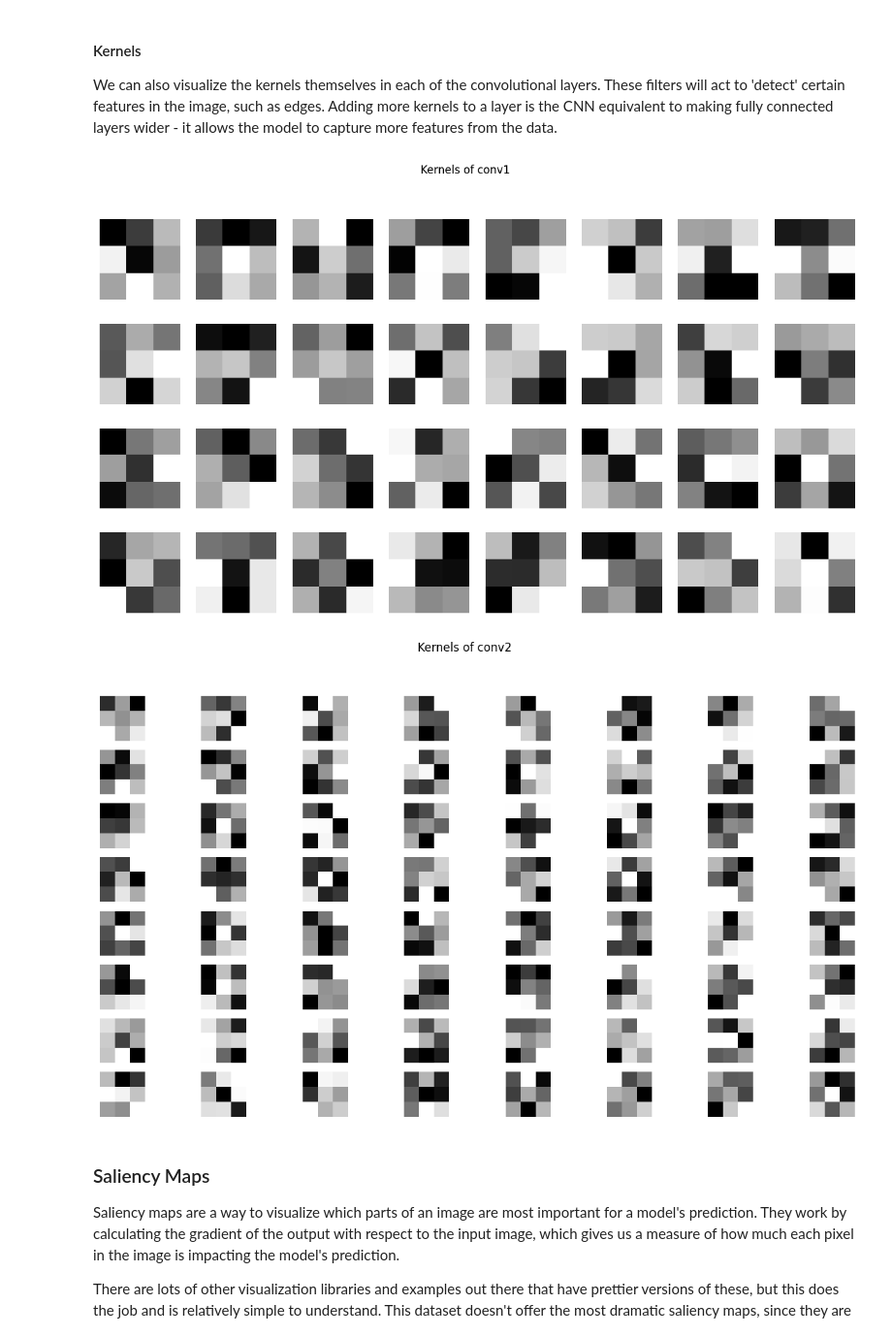
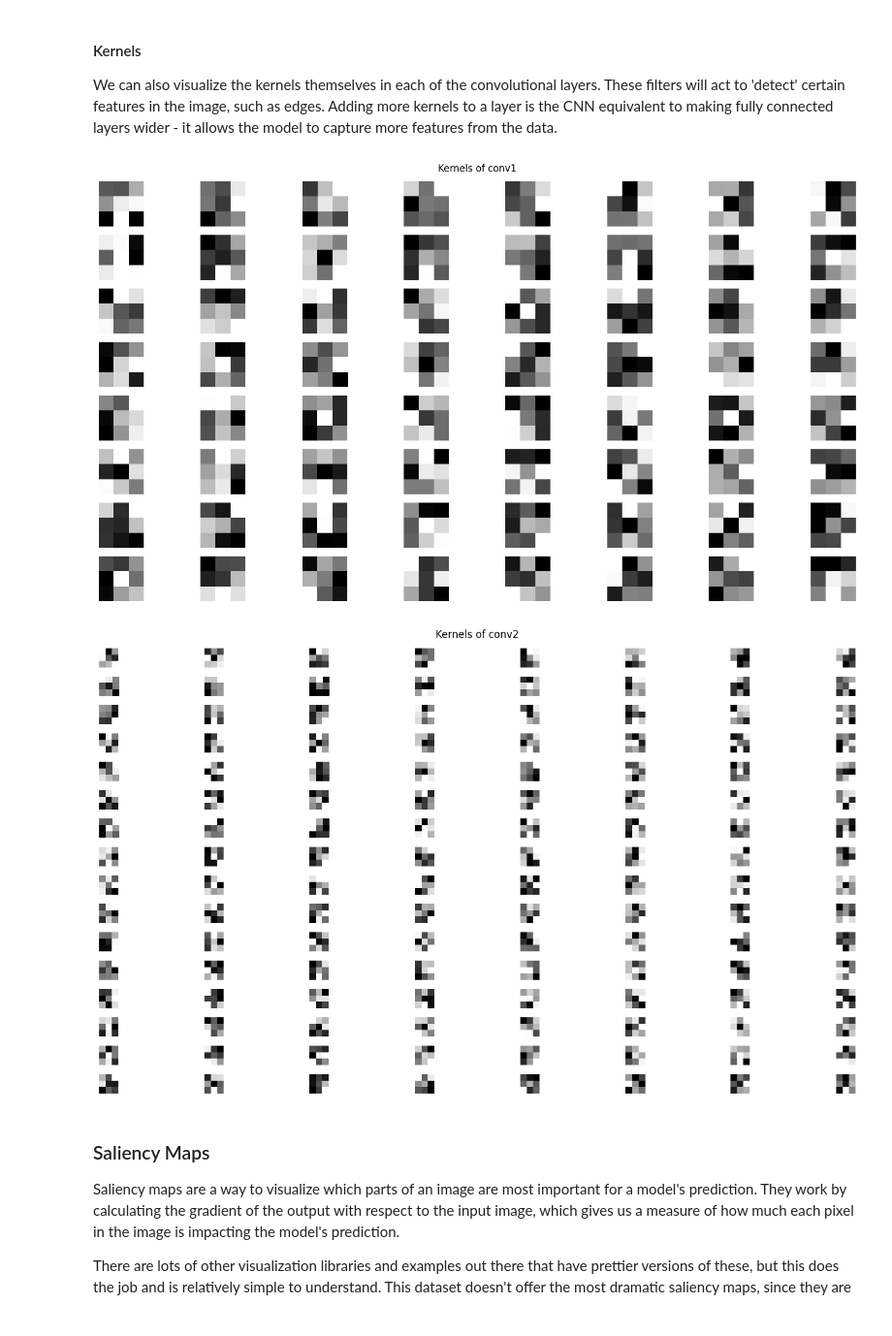
Before and after one commit to AkeemSemperDataScience/Intro_to_Machine_Learning_Students, a Jupyter notebook: 024_TORCH_cnn_intro_1.ipynb, the cells around one changed output. Shown at 97% size. Saved outputs shown, nothing was run; the diff lists cells and outputs as text; code cells hidden in the pictures.

```diff
--- a/024_TORCH_cnn_intro_1.ipynb
+++ b/024_TORCH_cnn_intro_1.ipynb
@@ -41,15 +67,18 @@ CHANNELS = 3
 if torch.cuda.is_available():
     device = torch.device("cuda")
     print("CUDA device found.", torch.cuda.is_available())
-    BATCH_SIZE = 2048
-    EPOCHS = 30
+    BATCH_SIZE = 1024
+    EPOCHS = 20
 elif torch.backends.mps.is_available():
     device = torch.device("mps")
     print ("MPS device found.", torch.backends.mps.is_available())
-    BATCH_SIZE = 256
+    BATCH_SIZE = 512
+    EPOCHS = 15
 else:
     device = torch.device("cpu")
     print ("MPS/GPU device not found.")
+    BATCH_SIZE = 1024
+    EPOCHS = 10
 # %% [output]
 CUDA device found. True
 # %% [markdown]
@@ -93,8 +134,8 @@ test_data = datasets.CIFAR10('data',
                              transform=test_transform
                              )
 
-train_loader = DataLoader(train_data, batch_size=BATCH_SIZE, shuffle=True)
-test_loader = DataLoader(test_data, batch_size=BATCH_SIZE, shuffle=False)
+train_loader = DataLoader(train_data, batch_size=BATCH_SIZE, shuffle=True, num_workers=4, pin_memory=True)
+test_loader = DataLoader(test_data, batch_size=BATCH_SIZE, shuffle=False, num_workers=4, pin_memory=True)
 # %% [markdown]
 ### Image Shapes and Color
 
@@ -262,10 +317,6 @@ def multiDatasetTestRun(model, dataloaders=[]):
                 preds_and_labels.append((predicted.cpu(), labels.cpu()))
     return preds_and_labels
 # %%
-train_loop(train_loader, model, loss_fn, optimizer, epochs=EPOCHS//2, val_dataloader=test_loader)
+train_loop(train_loader, model, loss_fn, optimizer, epochs=EPOCHS, val_dataloader=test_loader)
 full_res = multiDatasetTestRun(model, dataloaders=[test_loader, train_loader])
-for i, (preds, labels) in enumerate(full_res):
-    correct = (preds == labels).sum().item()
-    total = labels.size(0)
-    print(f"Dataset {i+1}: Accuracy: {100 * correct / total:.2f}% ({correct}/{total})")
 # %% [output]
@@ -534,6 +596,4 @@ Image Size:  torch.Size([3, 32, 32])
 # %%
-
-
-train_loop(train_loader, cnn_model, cnn_loss, cnn_optimizer, epochs=EPOCHS//2, val_dataloader=test_loader)
+train_loop(train_loader, cnn_model, cnn_loss, cnn_optimizer, epochs=EPOCHS, val_dataloader=test_loader)
 cnn_full_res = multiDatasetTestRun(cnn_model, dataloaders=[test_loader, train_loader])
 # %% [output]
@@ -585,31 +645,32 @@ We can also visualize the kernels themselves in each of the convolutional layers
 # %%
 import torchvision.utils as vutils
 
 kernel_img = cnn_model.getConvLayerKernels()
 
 def DisplayKernels(kernel_img, max_img_per_row=8):
     for layer in kernel_img:
         kernels = kernel_img[layer]
         num_kernels = kernels.shape[0]
         num_rows = (num_kernels + max_img_per_row - 1) // max_img_per_row
         fig, axes = plt.subplots(num_rows, max_img_per_row, figsize=(15, 8))
         axes = axes.flatten()
         for i in range(num_kernels):
             kernel = kernels[i].cpu().detach().numpy()
             kernel = (kernel - kernel.min()) / (kernel.max() - kernel.min())  # Normalize to [0, 1]
             img = kernel[0]
             #axes[i].imshow(img, cmap='gray' if kernel.shape[0] == 1 else None)
             axes[i].imshow(img, cmap='gray')
             axes[i].axis('off')
             #axes[i].set_title(f'Kernel {i+1}')
         for i in range(num_kernels, len(axes)):
             axes[i].axis('off')
         plt.suptitle(f'Kernels of {layer}')
+        plt.tight_layout()
         plt.show()
 DisplayKernels(kernel_img, max_img_per_row=8)
 # %% [output]
-[figure, old version]
+[figure, new version]
-[figure, old version]
+[figure, new version]
 # %% [markdown]
 ### Saliency Maps
 
```
Also changed, not shown: parts of 30 cells of this notebook, 6 other files.
